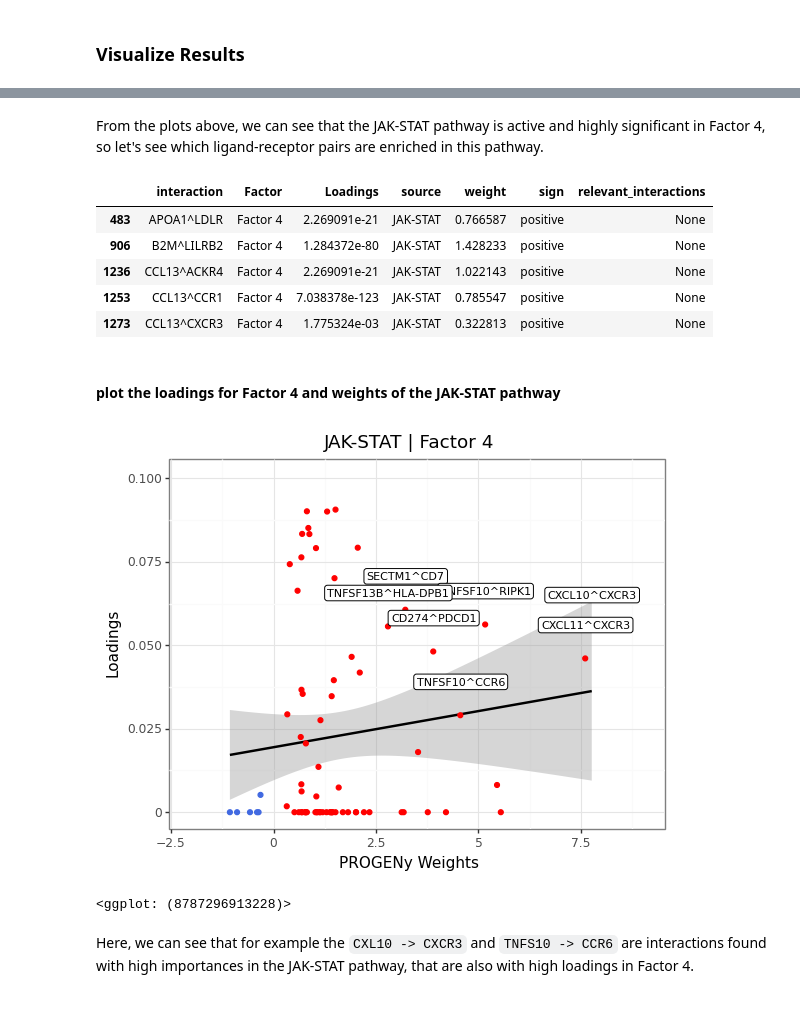
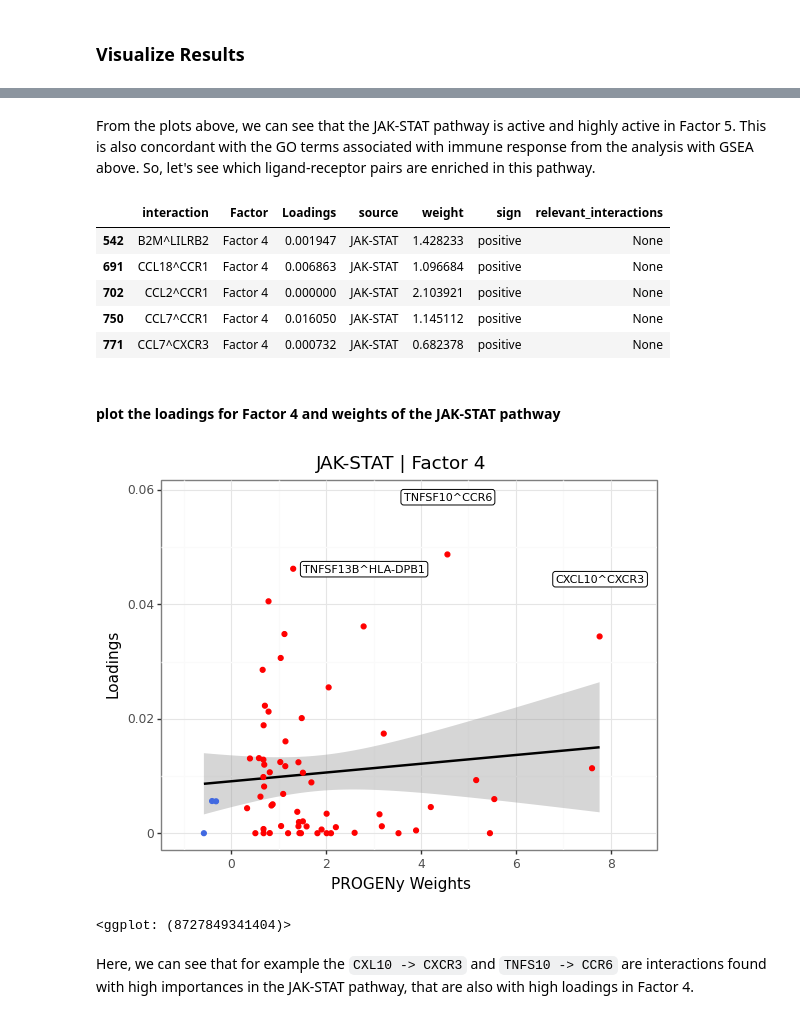
Before and after one commit to saezlab/ccc_protocols, a Jupyter notebook: notebooks/ccc_python/06-Functional-Footprinting.ipynb, the cells around one changed output, grey strips where cells are left out. Cells and saved outputs as stored; diff of their text form; code cells hidden in the pictures.

```diff
--- a/notebooks/ccc_python/06-Functional-Footprinting.ipynb
+++ b/notebooks/ccc_python/06-Functional-Footprinting.ipynb
@@ -19,6 +19,6 @@ warnings.filterwarnings('ignore')
 # %% [markdown]
 ## Directories
 # %%
-output_folder = '../../data/'
+output_folder = '../../Figures/'
 c2c.io.directories.create_directory(output_folder)
 # %% [output]
@@ -28,7 +28,7 @@ c2c.io.directories.create_directory(output_folder)
 # %% [markdown]
 **Open the loadings obtained from the tensor factorization**
 # %%
-factors = c2c.io.load_tensor_factors(output_folder + 'loadings.xlsx')
+factors = c2c.io.load_tensor_factors(output_folder + 'Loadings.xlsx')
 # %% [markdown]
 **Load list of LR pairs used as reference to [run LIANA](./02-Infer-Communication-Scores.ipynb)**
 # %%
@@ -189,5 +187,5 @@ dc.plot_barplot(pvals, 'Factor 4', vertical=True)
 # %% [markdown]
-From the plots above, we can see that the JAK-STAT pathway is active and highly significant in Factor 4, so let's see which ligand-receptor pairs are enriched in this pathway.
+From the plots above, we can see that the JAK-STAT pathway is active and highly active in Factor 5. This is also concordant with the GO terms associated with immune response from the analysis with GSEA above. So, let's see which ligand-receptor pairs are enriched in this pathway.
 # %%
 # loadings to long format
 lr_loadings_long = lr_loadings.reset_index().melt(id_vars='index', var_name="Factor", value_name="Loadings").rename(columns={'index':'interaction'})
@@ -200,27 +198,27 @@ lr_loadings_long['relevant_interactions'] = lr_loadings_long.apply(lambda x: x['
 lr_loadings_long.head()
 # %% [output]
 |  | interaction | Factor | Loadings | source | weight | sign | relevant_interactions |
-| 483 | APOA1^LDLR | Factor 4 | 2.269091e-21 | JAK-STAT | 0.766587 | positive | None |
-| 906 | B2M^LILRB2 | Factor 4 | 1.284372e-80 | JAK-STAT | 1.428233 | positive | None |
-| 1236 | CCL13^ACKR4 | Factor 4 | 2.269091e-21 | JAK-STAT | 1.022143 | positive | None |
-| 1253 | CCL13^CCR1 | Factor 4 | 7.038378e-123 | JAK-STAT | 0.785547 | positive | None |
-| 1273 | CCL13^CXCR3 | Factor 4 | 1.775324e-03 | JAK-STAT | 0.322813 | positive | None |
+| 542 | B2M^LILRB2 | Factor 4 | 0.001947 | JAK-STAT | 1.428233 | positive | None |
+| 691 | CCL18^CCR1 | Factor 4 | 0.006863 | JAK-STAT | 1.096684 | positive | None |
+| 702 | CCL2^CCR1 | Factor 4 | 0.000000 | JAK-STAT | 2.103921 | positive | None |
+| 750 | CCL7^CCR1 | Factor 4 | 0.016050 | JAK-STAT | 1.145112 | positive | None |
+| 771 | CCL7^CXCR3 | Factor 4 | 0.000732 | JAK-STAT | 0.682378 | positive | None |
 # %% [markdown]
 #### plot the loadings for Factor 4 and weights of the JAK-STAT pathway
 # %%
 (p9.ggplot(lr_loadings_long,
            p9.aes(x='weight', y='Loadings')) +
  p9.geom_smooth(method='lm') +
  p9.geom_point(p9.aes(colour='sign')) +
  p9.theme_bw() +
  p9.theme(legend_position='none') +
  p9.labs(title="JAK-STAT | Factor 4", x="PROGENy Weights", y="Loadings") +
  p9.scale_colour_manual(values=["royalblue", "red"]) +
  p9.geom_label(p9.aes(label='relevant_interactions'), size=8, nudge_y=0.01, nudge_x=0.01) +
- p9.xlim(-2, 9)
+ p9.xlim(-1, 8.5)
  )
 # %% [output]
-[figure, old version]
+[figure, new version]
-<ggplot: (8787296913228)>
+<ggplot: (8727849341404)>
 # %% [markdown]
 Here, we can see that for example the `CXL10 -> CXCR3` and `TNFS10 -> CCR6` are interactions found with high importances in the JAK-STAT pathway, that are also with high loadings in Factor 4.
```
Also changed, not shown: parts of 7 cells of this notebook, 3 other files.
